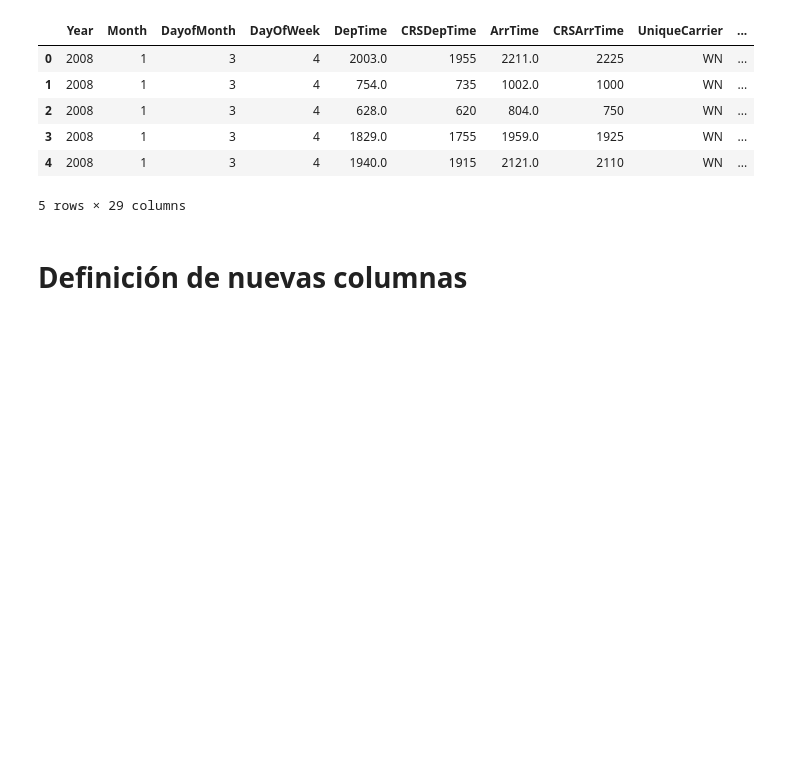
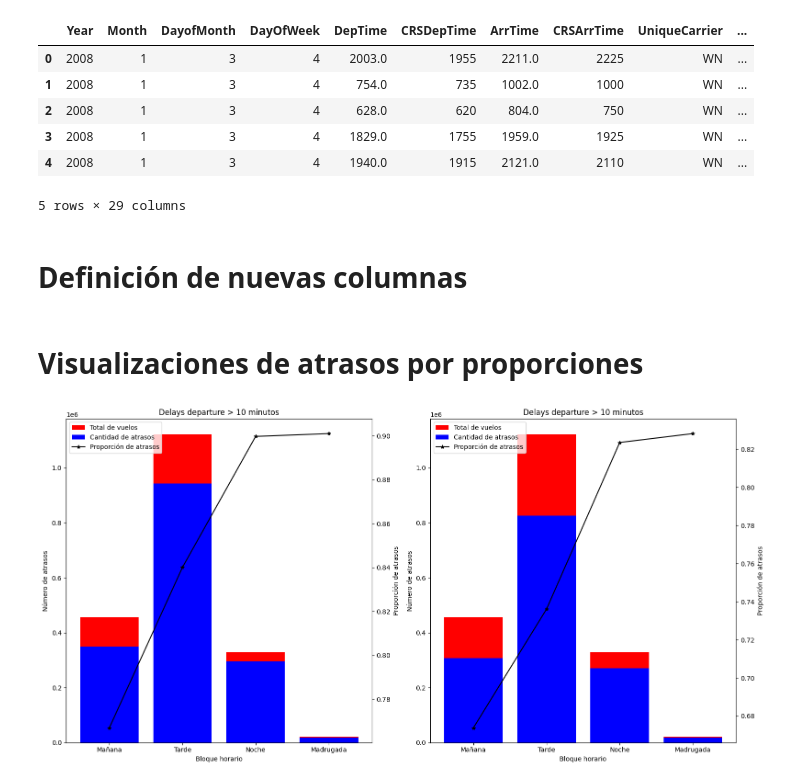
Before and after one commit to DiegoLeonG96/proyecto-pydatascience-udd, a Jupyter notebook: 03_Visualizaciones.ipynb, the cells around one changed output. Drawn from its saved outputs; the diff is of its cells as text; code cells hidden in the pictures; blank space fills up the shorter version.

Commit message:
ADD: first delay visualization

```diff
--- a/03_Visualizaciones.ipynb
+++ b/03_Visualizaciones.ipynb
@@ -54,3 +54,49 @@ data["DepHourBlock4"] = data["DepTime"].apply(bloque_horario4)
 data["ArrHourBlock4"] = data["ArrTime"].apply(bloque_horario4)
 data["DepHourBlock2"] = data["DepTime"].apply(lambda s: "AM" if s<=1200 else "PM")
 data["ArrHourBlock2"] = data["ArrTime"].apply(lambda s: "AM" if s<=1200 else "PM")
+# %% [markdown]
+# Visualizaciones de atrasos por proporciones
+# %%
+def delay_proportion_plot(data: pd.DataFrame, group_by_col: str, minutes: str):
+
+    data_agg = data.groupby(by=[group_by_col]).apply(lambda s: pd.Series({
+        "Cantidad de vuelos": len(s),
+        "Cantidad de atrasos en departure": len(s[s[f"DepDelay{minutes}"]==1]),
+        "Cantidad de atrasos en arrival": len(s[s[f"ArrDelay{minutes}"]==1]),
+        "Proporción de atrasos en departure": len(s[s[f"DepDelay{minutes}"]==1])/len(s),
+        "Proporción de atrasos en arrival": len(s[s[f"ArrDelay{minutes}"]==1])/len(s)
+    }), include_groups=False)
+    data_agg.reset_index(inplace=True)
+    data_agg.sort_values(by=["Proporción de atrasos en departure"], inplace=True, ascending=True)
+
+    _, ax1 = plt.subplots(nrows=1, ncols=2, figsize = (16, 8))
+    ax1[0].bar(data_agg[group_by_col], data_agg["Cantidad de vuelos"], color = "r", label = "Total de vuelos")
+    ax1[0].bar(data_agg[group_by_col], data_agg["Cantidad de atrasos en departure"], color = "b", label = "Cantidad de atrasos")
+    ax1[0].set_ylabel("Número de atrasos")
+    ax1[0].set_xlabel("Bloque horario")
+    ax1[0].set_title(f"Delays departure > {minutes} minutos")
+
+    ax2 = ax1[0].twinx()
+    ax2.plot(data_agg[group_by_col], data_agg["Proporción de atrasos en departure"], color="black", marker="*", label = "Proporción de atrasos")
+    ax2.set_ylabel("Proporción de atrasos")
+    lines1, labels1 = ax1[0].get_legend_handles_labels()
+    lines2, labels2 = ax2.get_legend_handles_labels()
+    ax2.legend(lines1 + lines2, labels1 + labels2, loc = "upper left")
+
+    ax1[1].bar(data_agg[group_by_col], data_agg["Cantidad de vuelos"], color = "r", label = "Total de vuelos")
+    ax1[1].bar(data_agg[group_by_col], data_agg["Cantidad de atrasos en arrival"], color = "b", label = "Cantidad de atrasos")
+    ax1[1].set_ylabel("Número de atrasos")
+    ax1[1].set_xlabel("Bloque horario")
+    ax1[1].set_title(f"Delays departure > {minutes} minutos")
+
+    ax2 = ax1[1].twinx()
+    ax2.plot(data_agg[group_by_col], data_agg["Proporción de atrasos en arrival"], color="black", marker="*", label = "Proporción de atrasos")
+    ax2.set_ylabel("Proporción de atrasos")
+    lines1, labels1 = ax1[1].get_legend_handles_labels()
+    lines2, labels2 = ax2.get_legend_handles_labels()
+    ax2.legend(lines1 + lines2, labels1 + labels2, loc = "upper left")
+    plt.tight_layout()
+# %%
+delay_proportion_plot(data, "DepHourBlock4", 10)
+# %% [output]
+[figure, added]
```
Also changed, not shown: parts of 2 cells of this notebook.
